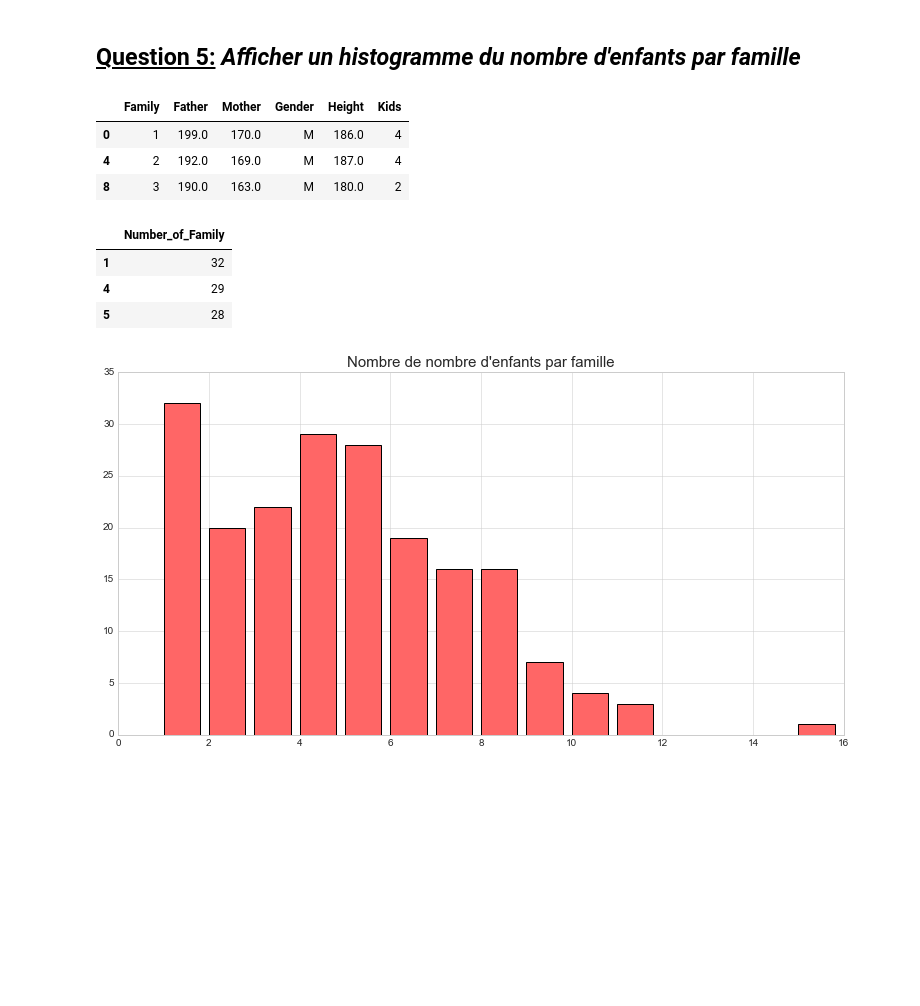
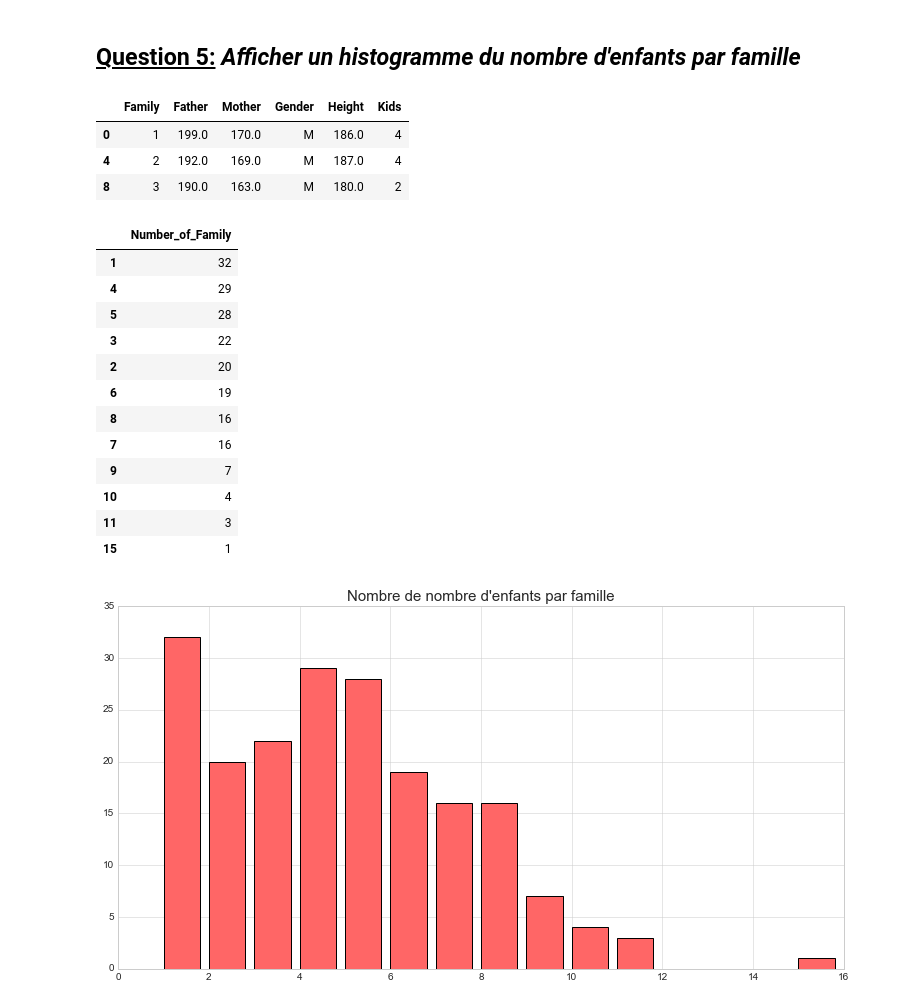
Before and after one commit to ClementTr/Statistics, a Jupyter notebook: TP2/TP_2.ipynb, the cells around one changed output. Cells and saved outputs as stored; diff of their text form; code cells hidden in the pictures; blank space fills up the shorter version.

```diff
--- a/TP2/TP_2.ipynb
+++ b/TP2/TP_2.ipynb
@@ -120,21 +136,42 @@ plt.show()
 [figure]
 # %% [markdown]
 ## <u>Question 5:</u> <i>Afficher un histogramme du nombre d'enfants par famille</i>
-# %%
-df_unique_family = df_sizes.drop_duplicates(subset="Family", keep='first').copy()
-df_unique_family.head(3)
-# %% [output]
-|  | Family | Father | Mother | Gender | Height | Kids |
-| 0 | 1 | 199.0 | 170.0 | M | 186.0 | 4 |
-| 4 | 2 | 192.0 | 169.0 | M | 187.0 | 4 |
-| 8 | 3 | 190.0 | 163.0 | M | 180.0 | 2 |
-# %%
-df_kids_number = df_unique_family.Kids.value_counts().to_frame()
-df_kids_number.columns = ["Number_of_Family"]
-df_kids_number.head(3)
-# %% [output]
-|  | Number_of_Family |
-| 1 | 32 |
-| 4 | 29 |
-| 5 | 28 |
+# %%
+# Données uniques #
+'''
+On garde qu'une ligne par id de Family. Cela nous permet d'avoir qu'une
+représentation de famille en base.
+'''
+
+df_unique_family = df_sizes.drop_duplicates(subset="Family", keep='first').copy()
+df_unique_family.head(3)
+# %% [output]
+|  | Family | Father | Mother | Gender | Height | Kids |
+| 0 | 1 | 199.0 | 170.0 | M | 186.0 | 4 |
+| 4 | 2 | 192.0 | 169.0 | M | 187.0 | 4 |
+| 8 | 3 | 190.0 | 163.0 | M | 180.0 | 2 |
+# %%
+# Compter les occurrences #
+'''
+Après ça, il est facile en faisant un simple value_counts de déterminer le nombre de famille ayant
+1, 2, 3, ... enfants.
+'''
+
+df_kids_number = df_unique_family.Kids.value_counts().to_frame()
+df_kids_number.columns = ["Number_of_Family"]
+df_kids_number.head(30)
+# %% [output]
+|  | Number_of_Family |
+| 1 | 32 |
+| 4 | 29 |
+| 5 | 28 |
+| 3 | 22 |
+| 2 | 20 |
+| 6 | 19 |
+| 8 | 16 |
+| 7 | 16 |
+| 9 | 7 |
+| 10 | 4 |
+| 11 | 3 |
+| 15 | 1 |
 # %%
```
Also changed, not shown: parts of 45 cells of this notebook, 10 other files.
